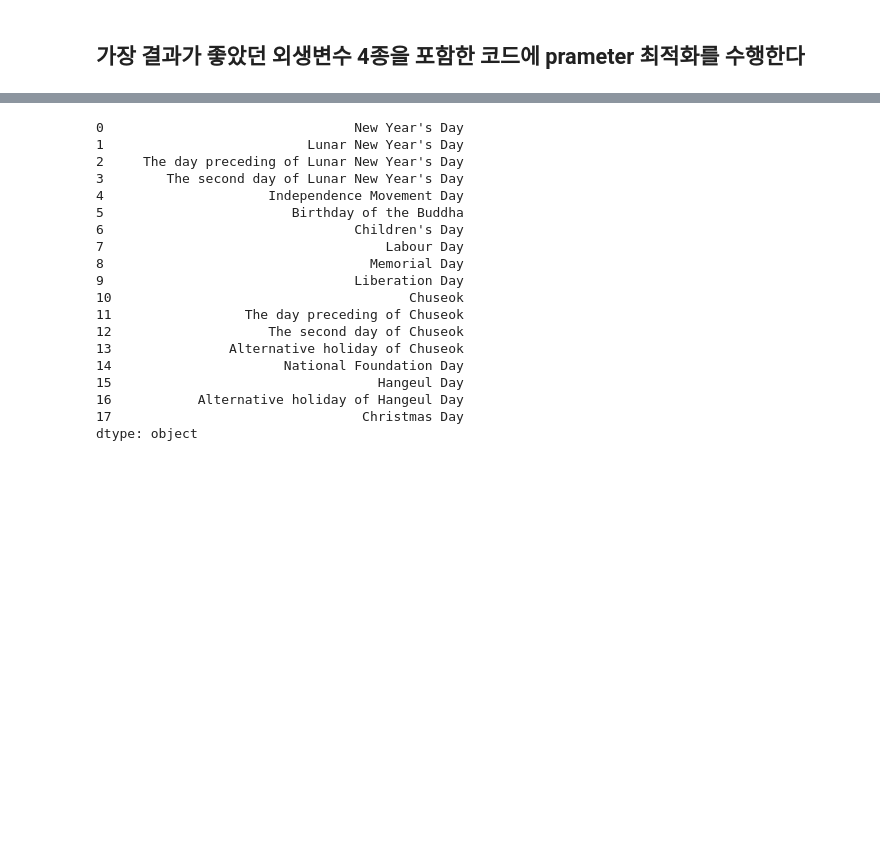
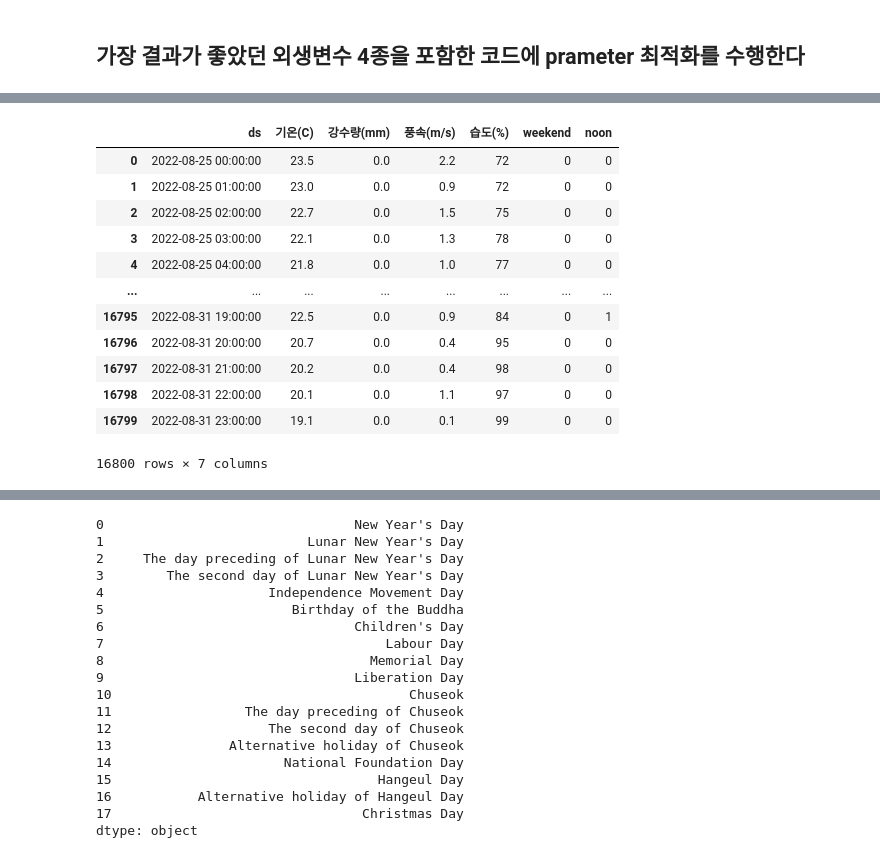
Before and after one commit to Jonghyun-Park1027/Competition3, a Jupyter notebook: Prophet_add_regressor.ipynb, the cells around one changed output, grey strips where cells are left out. Cells and saved outputs as stored; diff of their text form; code cells hidden in the pictures; blank space fills up the shorter version.

Commit message:
add weekend and noon 최고점 : 7.18263

```diff
--- a/Prophet_add_regressor.ipynb
+++ b/Prophet_add_regressor.ipynb
@@ -121,0 +166,16 @@ test_submission.set_index("num_date_time", inplace=True)
+# %%
+test_data
+# %% [output]
+|  | ds | 기온(C) | 강수량(mm) | 풍속(m/s) | 습도(%) | weekend | noon |
+| 0 | 2022-08-25 00:00:00 | 23.5 | 0.0 | 2.2 | 72 | 0 | 0 |
+| 1 | 2022-08-25 01:00:00 | 23.0 | 0.0 | 0.9 | 72 | 0 | 0 |
+| 2 | 2022-08-25 02:00:00 | 22.7 | 0.0 | 1.5 | 75 | 0 | 0 |
+| 3 | 2022-08-25 03:00:00 | 22.1 | 0.0 | 1.3 | 78 | 0 | 0 |
+| 4 | 2022-08-25 04:00:00 | 21.8 | 0.0 | 1.0 | 77 | 0 | 0 |
+| ... | ... | ... | ... | ... | ... | ... | ... |
+| 16795 | 2022-08-31 19:00:00 | 22.5 | 0.0 | 0.9 | 84 | 0 | 1 |
+| 16796 | 2022-08-31 20:00:00 | 20.7 | 0.0 | 0.4 | 95 | 0 | 0 |
+| 16797 | 2022-08-31 21:00:00 | 20.2 | 0.0 | 0.4 | 98 | 0 | 0 |
+| 16798 | 2022-08-31 22:00:00 | 20.1 | 0.0 | 1.1 | 97 | 0 | 0 |
+| 16799 | 2022-08-31 23:00:00 | 19.1 | 0.0 | 0.1 | 99 | 0 | 0 |
+16800 rows × 7 columns
```
Also changed, not shown: parts of 9 cells of this notebook, 1 other file.
